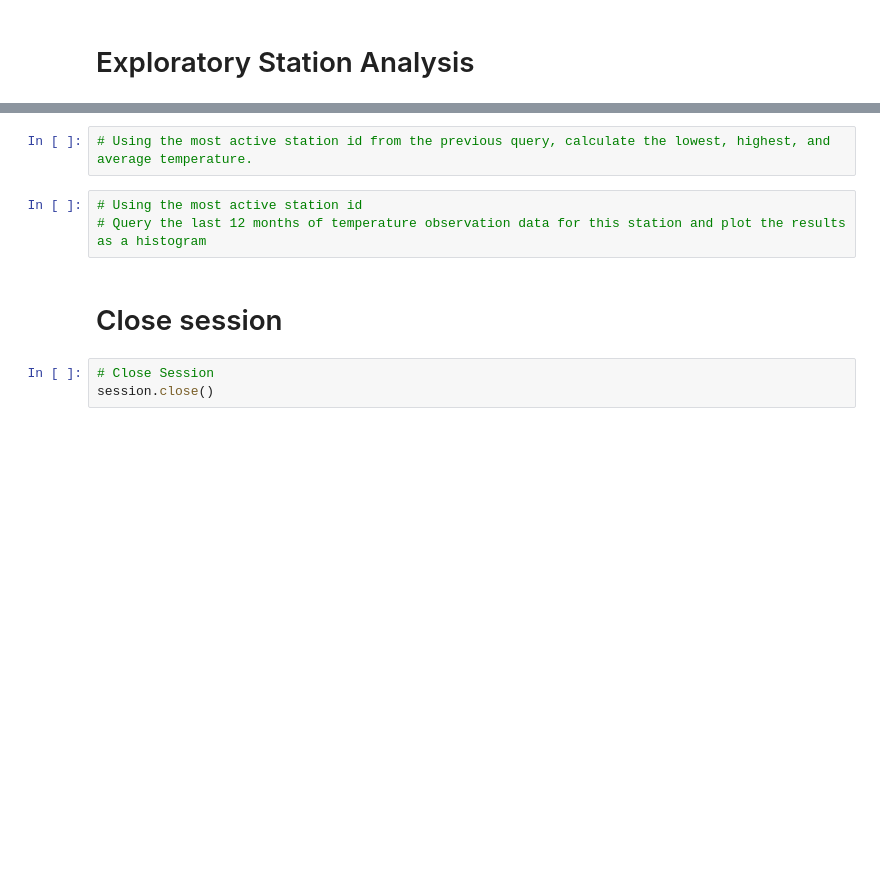
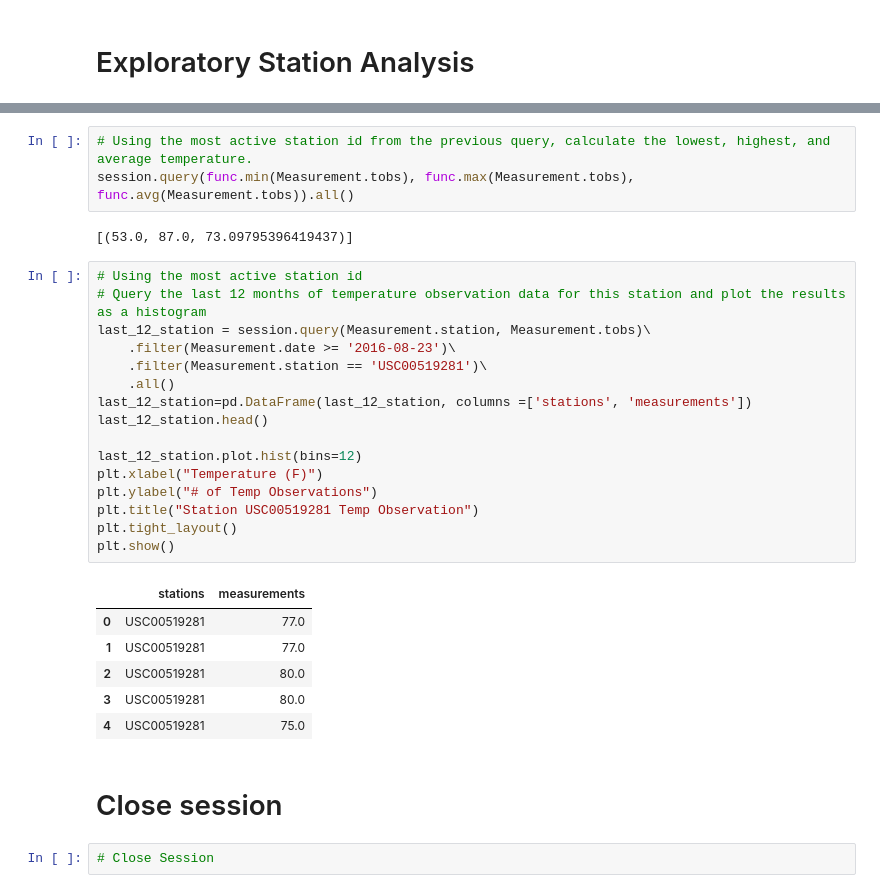
Before and after one commit to MITCHELLWYNE/sqlalchemy_challenge, a Jupyter notebook: surfsup/climate_starter.ipynb, the cells around one changed output, grey strips where cells are left out. Cells and saved outputs as stored; diff of their text form; blank space fills up the shorter version.

```diff
--- a/surfsup/climate_starter.ipynb
+++ b/surfsup/climate_starter.ipynb
@@ -76,10 +112,32 @@ session.query(Measurement.date, Measurement.prcp).\
 # %%
 # Using the most active station id from the previous query, calculate the lowest, highest, and average temperature.
+session.query(func.min(Measurement.tobs), func.max(Measurement.tobs), func.avg(Measurement.tobs)).all()
+# %% [output]
+[(53.0, 87.0, 73.09795396419437)]
 # %%
 # Using the most active station id
 # Query the last 12 months of temperature observation data for this station and plot the results as a histogram
+last_12_station = session.query(Measurement.station, Measurement.tobs)\
+    .filter(Measurement.date >= '2016-08-23')\
+    .filter(Measurement.station == 'USC00519281')\
+    .all()
+last_12_station=pd.DataFrame(last_12_station, columns =['stations', 'measurements'])
+last_12_station.head()
+
+last_12_station.plot.hist(bins=12)
+plt.xlabel("Temperature (F)")
+plt.ylabel("# of Temp Observations")
+plt.title("Station USC00519281 Temp Observation")
+plt.tight_layout()
+plt.show()
+# %% [output]
+|  | stations | measurements |
+| 0 | USC00519281 | 77.0 |
+| 1 | USC00519281 | 77.0 |
+| 2 | USC00519281 | 80.0 |
+| 3 | USC00519281 | 80.0 |
+| 4 | USC00519281 | 75.0 |
 # %% [markdown]
 # Close session
 # %%
 # Close Session
-session.close()
```
Also changed, not shown: parts of 5 cells of this notebook.
